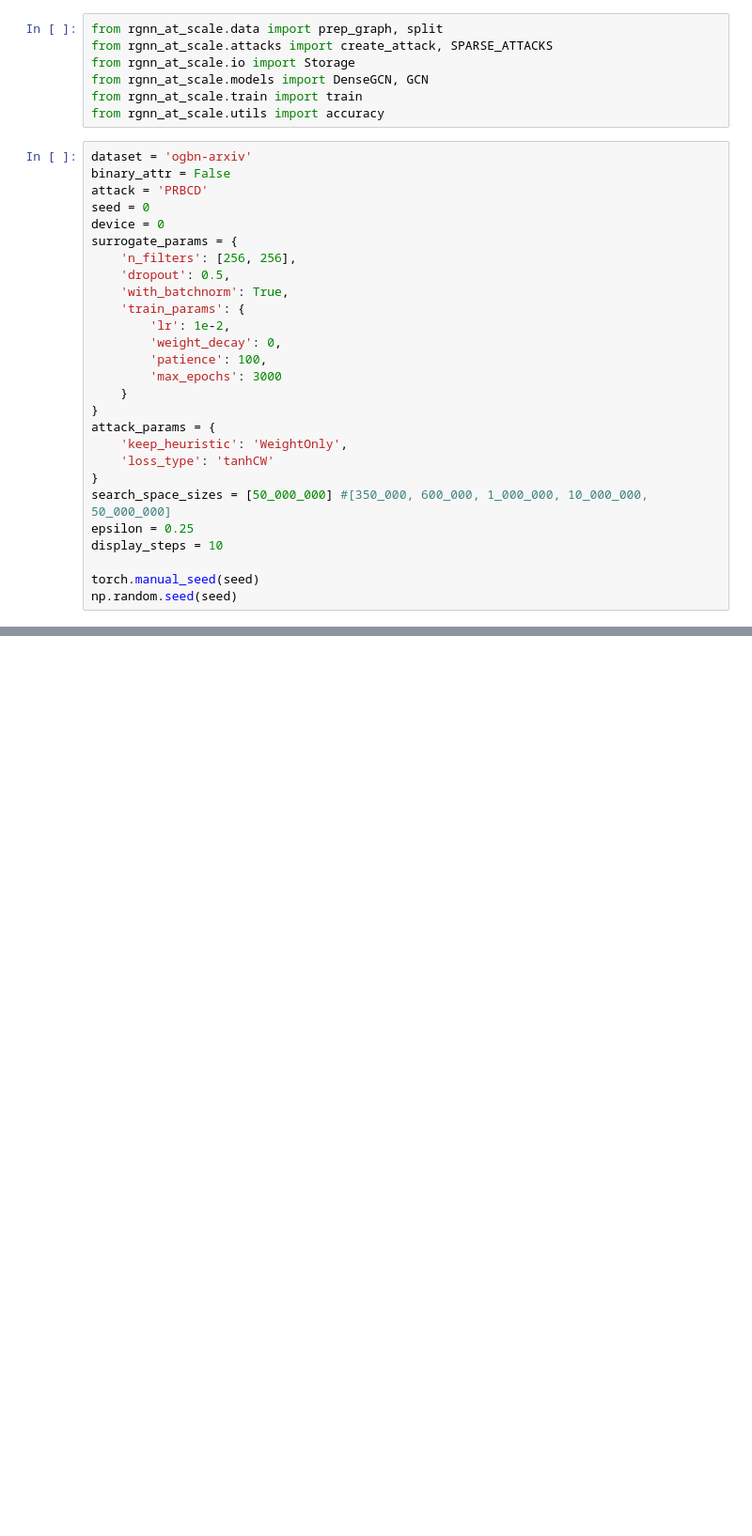
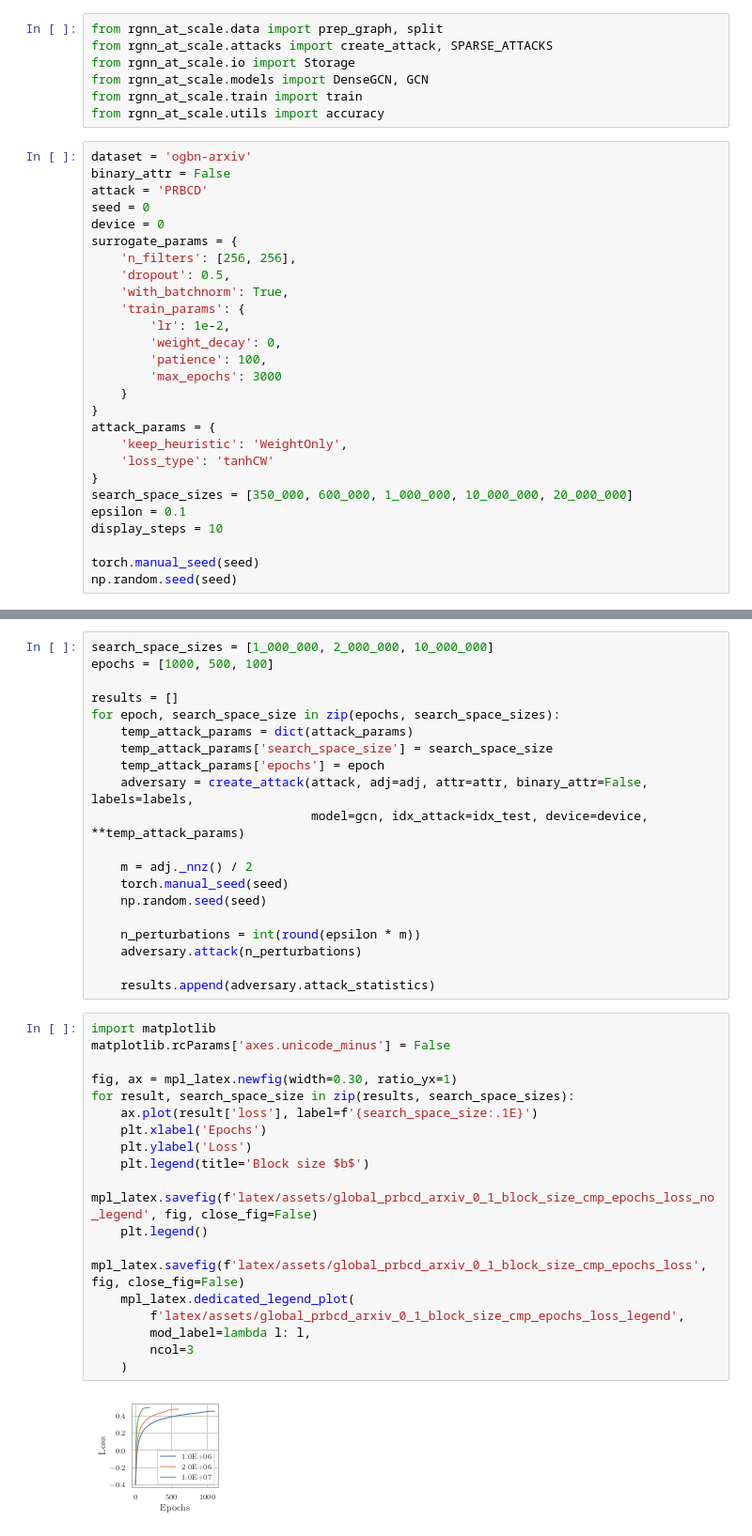
Before and after one commit to sigeisler/robustness_of_gnns_at_scale, a Jupyter notebook: notebooks/Figure - PR-BCD Loss.ipynb, the cells around one changed output, grey strips where cells are left out. Shown at 94% size. Cells and saved outputs as stored; diff of their text form; blank space fills up the shorter version.

```diff
--- a/notebooks/Figure - PR-BCD Loss.ipynb
+++ b/notebooks/Figure - PR-BCD Loss.ipynb
@@ -62,8 +62,8 @@ attack_params = {
     'keep_heuristic': 'WeightOnly',
     'loss_type': 'tanhCW'
 }
-search_space_sizes = [50_000_000] #[350_000, 600_000, 1_000_000, 10_000_000, 50_000_000]
-epsilon = 0.25
+search_space_sizes = [350_000, 600_000, 1_000_000, 10_000_000, 20_000_000]
+epsilon = 0.1
 display_steps = 10
 
 torch.manual_seed(seed)
@@ -126,0 +177,40 @@ list(results[0].keys())
+# %%
+search_space_sizes = [1_000_000, 2_000_000, 10_000_000]
+epochs = [1000, 500, 100]
+
+results = []
+for epoch, search_space_size in zip(epochs, search_space_sizes):
+    temp_attack_params = dict(attack_params)
+    temp_attack_params['search_space_size'] = search_space_size
+    temp_attack_params['epochs'] = epoch
+    adversary = create_attack(attack, adj=adj, attr=attr, binary_attr=False, labels=labels,
+                              model=gcn, idx_attack=idx_test, device=device, **temp_attack_params)
+
+    m = adj._nnz() / 2
+    torch.manual_seed(seed)
+    np.random.seed(seed)
+
+    n_perturbations = int(round(epsilon * m))
+    adversary.attack(n_perturbations)
+
+    results.append(adversary.attack_statistics)
+# %%
+import matplotlib
+matplotlib.rcParams['axes.unicode_minus'] = False
+
+fig, ax = mpl_latex.newfig(width=0.30, ratio_yx=1)
+for result, search_space_size in zip(results, search_space_sizes):
+    ax.plot(result['loss'], label=f'{search_space_size:.1E}')
+    plt.xlabel('Epochs')
+    plt.ylabel('Loss')
+    plt.legend(title='Block size $b$')
+    mpl_latex.savefig(f'latex/assets/global_prbcd_arxiv_0_1_block_size_cmp_epochs_loss_no_legend', fig, close_fig=False)
+    plt.legend()
+    mpl_latex.savefig(f'latex/assets/global_prbcd_arxiv_0_1_block_size_cmp_epochs_loss', fig, close_fig=False)
+    mpl_latex.dedicated_legend_plot(
+        f'latex/assets/global_prbcd_arxiv_0_1_block_size_cmp_epochs_loss_legend',
+        mod_label=lambda l: l,
+        ncol=3
+    )
+# %% [output]
+[figure, added]
```
Also changed, not shown: parts of 12 cells of this notebook, 54 other files.
